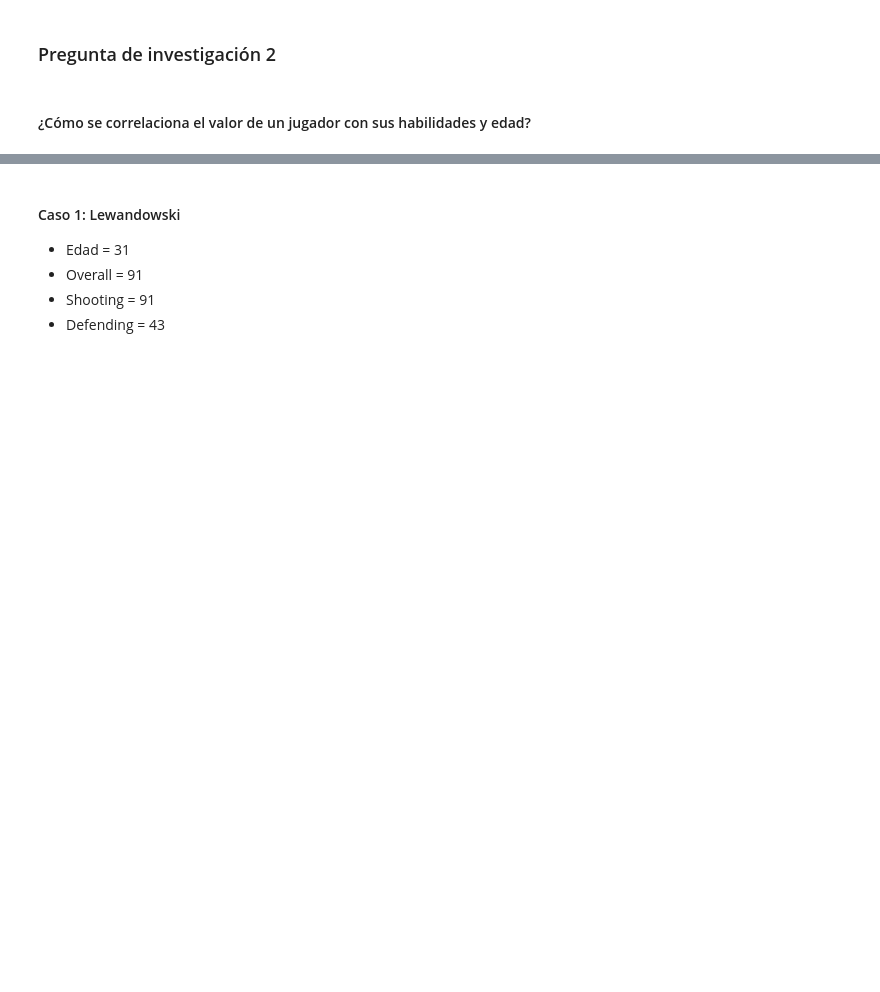
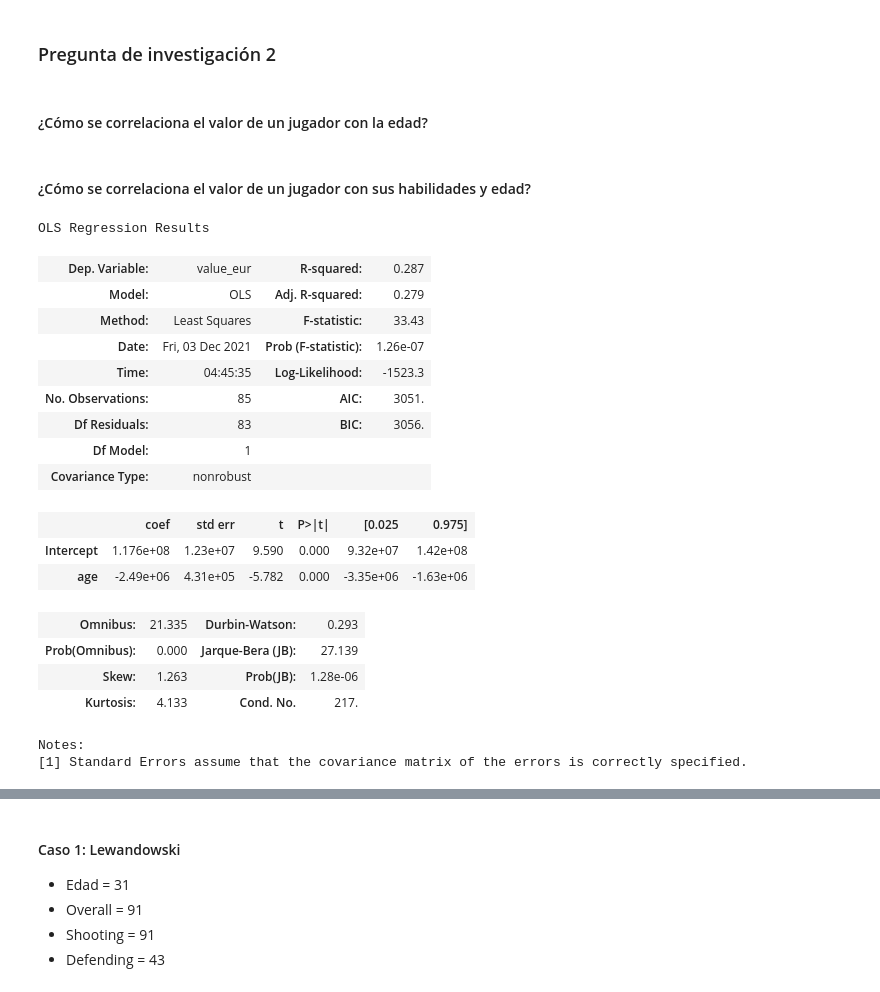
Before and after one commit to alaraav1401/visualizacion_datos, a Jupyter notebook: SituacionProblema2_a00828353.ipynb, the cells around one changed output, grey strips where cells are left out. Saved outputs shown, nothing was run; the diff lists cells and outputs as text; code cells hidden in the pictures; blank space fills up the shorter version.

```diff
--- a/SituacionProblema2_a00828353.ipynb
+++ b/SituacionProblema2_a00828353.ipynb
@@ -163,7 +166,32 @@ De los 85 mejores jugadores profesionales, la mayoría se encuentra en la liga i
 # %% [markdown]
 ### Pregunta de investigación 2
+# %% [markdown]
+#### ¿Cómo se correlaciona el valor de un jugador con la edad?
 # %% [markdown]
 #### ¿Cómo se correlaciona el valor de un jugador con sus habilidades y edad?
 # %%
 import statsmodels.api as sm
 from sklearn import linear_model
+model = sm.OLS.from_formula('value_eur~age', data = df)
+result = model.fit()
+result.summary()
+# %% [output]
+OLS Regression Results
+| Dep. Variable: | value_eur | R-squared: | 0.287 |
+| Model: | OLS | Adj. R-squared: | 0.279 |
+| Method: | Least Squares | F-statistic: | 33.43 |
+| Date: | Fri, 03 Dec 2021 | Prob (F-statistic): | 1.26e-07 |
+| Time: | 04:45:35 | Log-Likelihood: | -1523.3 |
+| No. Observations: | 85 | AIC: | 3051. |
+| Df Residuals: | 83 | BIC: | 3056. |
+| Df Model: | 1 |  |  |
+| Covariance Type: | nonrobust |  |  |
+|  | coef | std err | t | P>|t| | [0.025 | 0.975] |
+| Intercept | 1.176e+08 | 1.23e+07 | 9.590 | 0.000 | 9.32e+07 | 1.42e+08 |
+| age | -2.49e+06 | 4.31e+05 | -5.782 | 0.000 | -3.35e+06 | -1.63e+06 |
+| Omnibus: | 21.335 | Durbin-Watson: | 0.293 |
+| Prob(Omnibus): | 0.000 | Jarque-Bera (JB): | 27.139 |
+| Skew: | 1.263 | Prob(JB): | 1.28e-06 |
+| Kurtosis: | 4.133 | Cond. No. | 217. |
+Notes:
+[1] Standard Errors assume that the covariance matrix of the errors is correctly specified.
```
Also changed, not shown: parts of 11 cells of this notebook.
